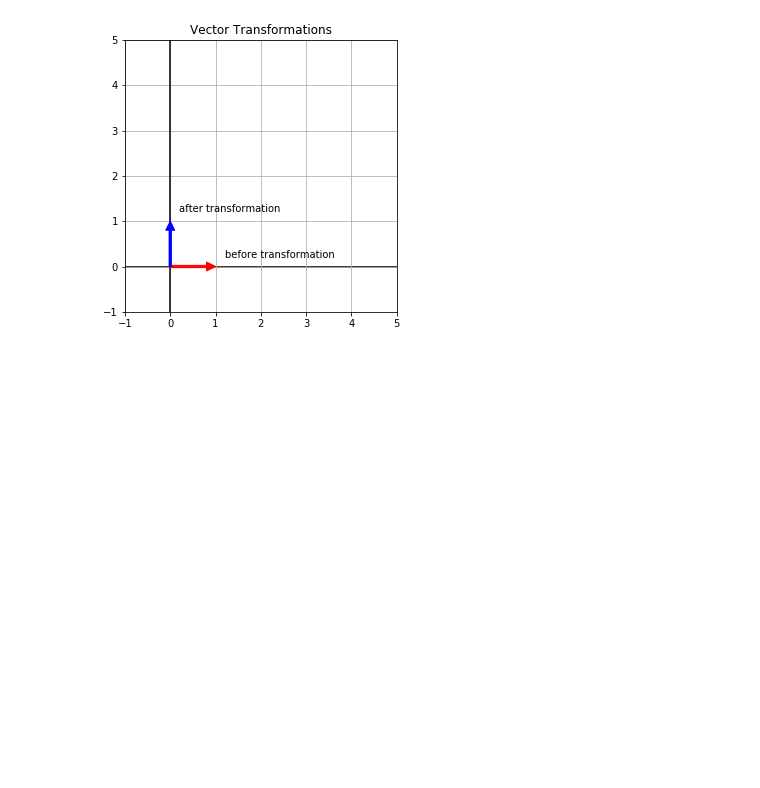
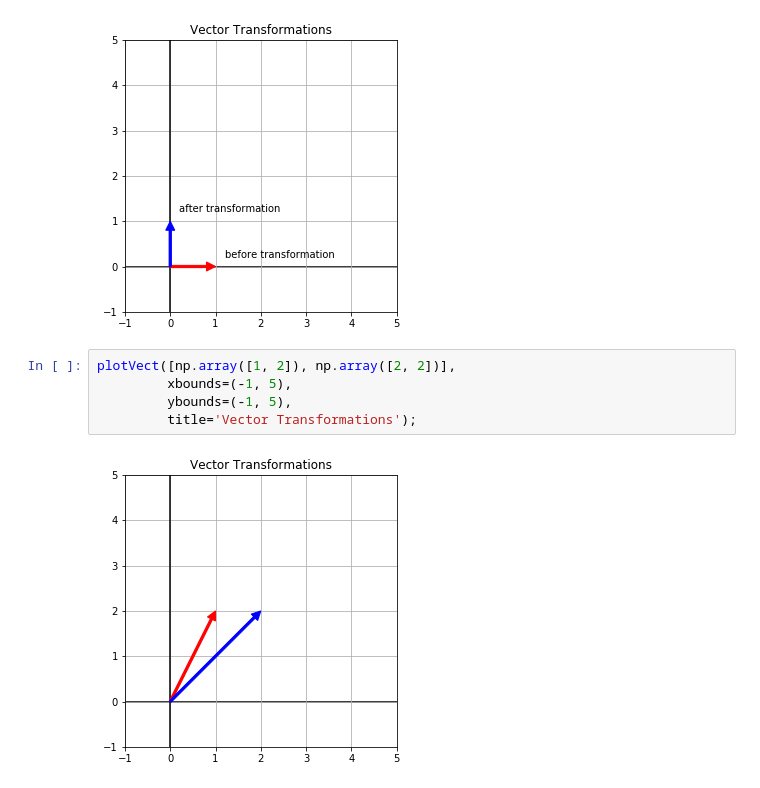
Before and after one commit to ayoskovich/notes, a Jupyter notebook: numpy.ipynb, the cells around one changed output. Cells and saved outputs as stored; diff of their text form; blank space fills up the shorter version.

```diff
--- a/numpy.ipynb
+++ b/numpy.ipynb
@@ -118,3 +136,10 @@ plotVect({'before transformation':before,
          title='Vector Transformations');
 # %% [output]
 [figure]
+# %%
+plotVect([np.array([1, 2]), np.array([2, 2])],
+         xbounds=(-1, 5),
+         ybounds=(-1, 5),
+         title='Vector Transformations');
+# %% [output]
+[figure, added]
```
Also changed, not shown: parts of 7 cells of this notebook.
